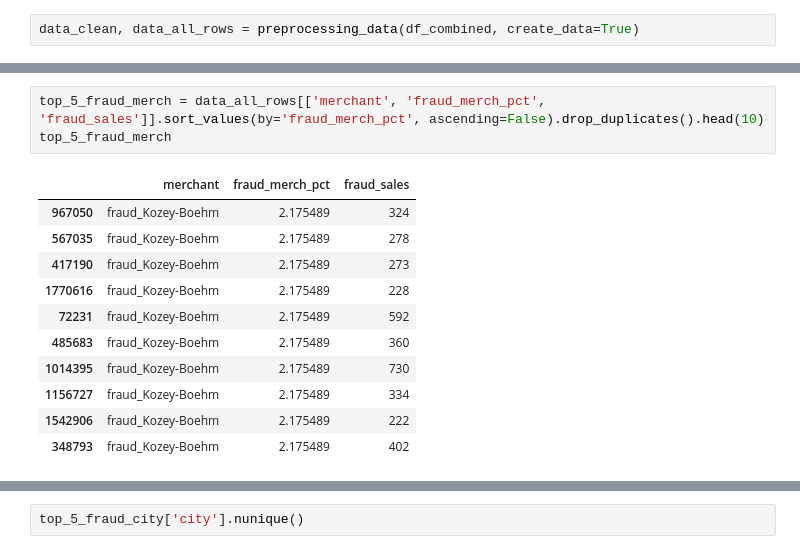
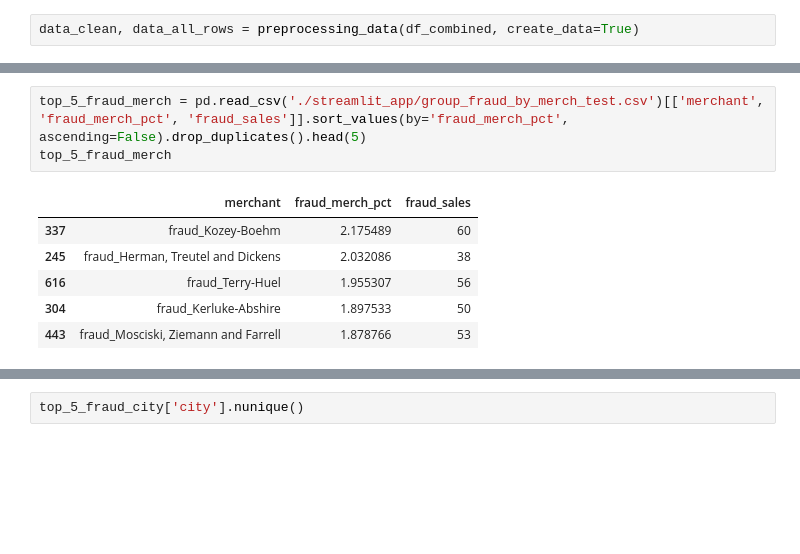
Before and after one commit to No-Country-simulation/c20-70-n-data-bi, a Jupyter notebook: notebooks/EDA_2_test.ipynb, the cells around one changed output, grey strips where cells are left out. Cells and saved outputs as stored; diff of their text form; blank space fills up the shorter version.

```diff
--- a/EDA_2.ipynb
+++ b/notebooks/EDA_2_test.ipynb
@@ -269,16 +459,11 @@ data_clean, data_all_rows = preprocessing_data(df_combined, create_data=True)
 # %%
-top_5_fraud_merch = data_all_rows[['merchant', 'fraud_merch_pct', 'fraud_sales']].sort_values(by='fraud_merch_pct', ascending=False).drop_duplicates().head(10)
+top_5_fraud_merch = pd.read_csv('./streamlit_app/group_fraud_by_merch_test.csv')[['merchant', 'fraud_merch_pct', 'fraud_sales']].sort_values(by='fraud_merch_pct', ascending=False).drop_duplicates().head(5)
 top_5_fraud_merch
 # %% [output]
 |  | merchant | fraud_merch_pct | fraud_sales |
-| 967050 | fraud_Kozey-Boehm | 2.175489 | 324 |
-| 567035 | fraud_Kozey-Boehm | 2.175489 | 278 |
-| 417190 | fraud_Kozey-Boehm | 2.175489 | 273 |
-| 1770616 | fraud_Kozey-Boehm | 2.175489 | 228 |
-| 72231 | fraud_Kozey-Boehm | 2.175489 | 592 |
-| 485683 | fraud_Kozey-Boehm | 2.175489 | 360 |
-| 1014395 | fraud_Kozey-Boehm | 2.175489 | 730 |
-| 1156727 | fraud_Kozey-Boehm | 2.175489 | 334 |
-| 1542906 | fraud_Kozey-Boehm | 2.175489 | 222 |
-| 348793 | fraud_Kozey-Boehm | 2.175489 | 402 |
+| 337 | fraud_Kozey-Boehm | 2.175489 | 60 |
+| 245 | fraud_Herman, Treutel and Dickens | 2.032086 | 38 |
+| 616 | fraud_Terry-Huel | 1.955307 | 56 |
+| 304 | fraud_Kerluke-Abshire | 1.897533 | 50 |
+| 443 | fraud_Mosciski, Ziemann and Farrell | 1.878766 | 53 |
 # %%
```
Also changed, not shown: parts of 16 cells of this notebook, 17 other files.
